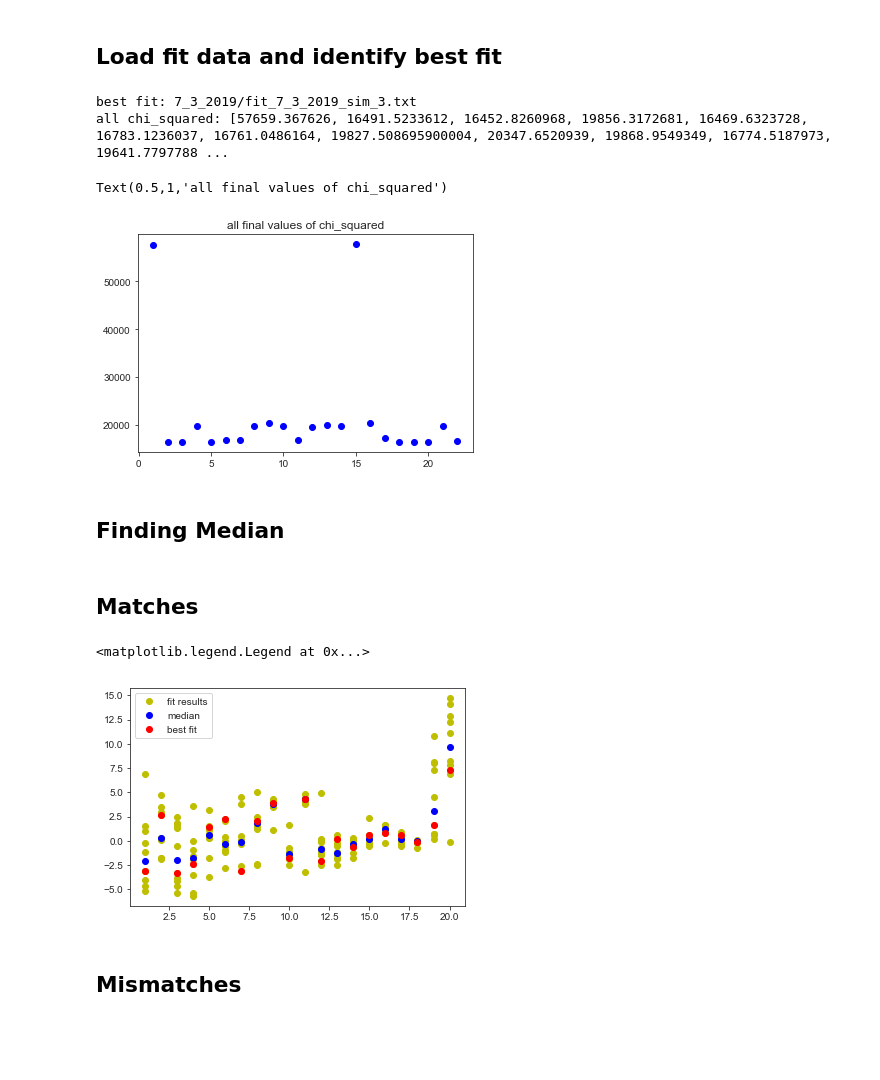
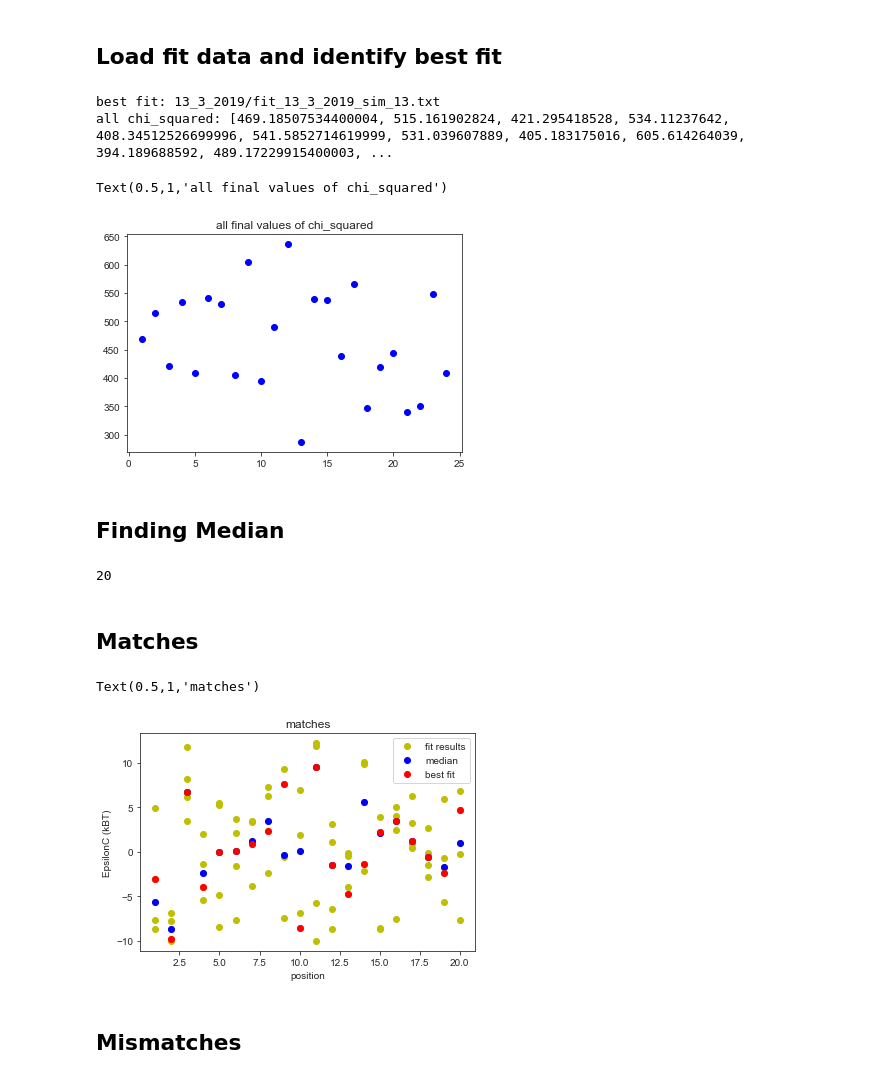
Before and after one commit to martin-depken/Energy-Landscape, a Jupyter notebook: predict_pclv_Stijn/free_energy_landscapes.ipynb, the cells around one changed output. Drawn from its saved outputs; the diff is of its cells as text; code cells hidden in the pictures; blank space fills up the shorter version.

```diff
--- a/predict_pclv_Stijn/free_energy_landscapes.ipynb
+++ b/predict_pclv_Stijn/free_energy_landscapes.ipynb
@@ -20,11 +20,11 @@ final_par = []
 
 chi_squared = []
 
-file = '7_3_2019/fit_7_3_2019_sim_'
+file = '13_3_2019/fit_13_3_2019_sim_'
 parameters = np.loadtxt('example-params-2.txt')
 
 #---------- collect simulations ---------------
-for sim in range(1,23):
+for sim in range(1,25):
 #for sim in [1,3,4,7,9,10,11,12,13,17,19,20,24,25,27,29,30,35,37,39,40,43,44,45,50]: #useful for 28_2_2019 run4
 #for sim in [2,3,4,7,8,10,11,12,13,14,15,16,17,19,20]:
     sa = pd.read_csv(file +str(sim)+'.txt', delimiter='\t', index_col=False)
@@ -38,17 +38,17 @@ best_fit = simset[np.argmin(chi_squared)]
 print 'best fit: ' + best_fit
 print 'all chi_squared: ' + str(chi_squared)
 # %% [output]
-best fit: 7_3_2019/fit_7_3_2019_sim_3.txt
-all chi_squared: [57659.367626, 16491.5233612, 16452.8260968, 19856.3172681, 16469.6323728, 16783.1236037, 16761.0486164, 19827.508695900004, 20347.6520939, 19868.9549349, 16774.5187973, 19641.7797788 ...
+best fit: 13_3_2019/fit_13_3_2019_sim_13.txt
+all chi_squared: [469.18507534400004, 515.161902824, 421.295418528, 534.11237642, 408.34512526699996, 541.5852714619999, 531.039607889, 405.183175016, 605.614264039, 394.189688592, 489.17229915400003, ...
 # %%
 chi_squared = np.array(chi_squared)
-indices_low_chi = np.where(chi_squared<17000)
+indices_low_chi = np.where(chi_squared<60000)
 final_par_low_chi = np.array(final_par)[indices_low_chi[0]]
 plt.plot(range(1,len(chi_squared)+1),chi_squared,'bo')
 plt.title('all final values of chi_squared')
 # %% [output]
 Text(0.5,1,'all final values of chi_squared')
-[figure, old version]
+[figure, new version]
 # %% [markdown]
 ## Finding Median
 # %%
@@ -58,20 +58,27 @@ for i in range(len(final_par_low_chi[0])):
     for j in range(len(final_par_low_chi)):
         median_temp.append(final_par_low_chi[j][i])
     median[i] = np.median(np.array(median_temp))
+
+print len(final_par_low_chi)
+# %% [output]
+20
 # %% [markdown]
 ## Matches
 # %%
 plt.figure()
 for i in range(len(final_par_low_chi)):
     plot1, = plt.plot(range(1,21),final_par_low_chi[i][0:20],'yo',label='fit results')
 
 plot2, = plt.plot(range(1,21),median[0:20],'bo',label='median')
-plot3, = plt.plot(range(1,21),final_par_low_chi[np.argmin(chi_squared)][0:20],'ro',label='best fit')
+plot3, = plt.plot(range(1,21),final_par[np.argmin(chi_squared)][0:20],'ro',label='best fit')
 #plot4, = plt.plot(range(1,21),parameters[0:20],'ko',label='actual values')
 plt.legend(handles=[plot1,plot2,plot3])
+plt.xlabel('position')
+plt.ylabel('EpsilonC (kBT)')
+plt.title('matches')
 # %% [output]
-<matplotlib.legend.Legend at 0x...>
+Text(0.5,1,'matches')
-[figure, old version]
+[figure, new version]
 # %% [markdown]
 ## Mismatches
 # %%
```
Also changed, not shown: parts of 4 cells of this notebook, 5 other files.
